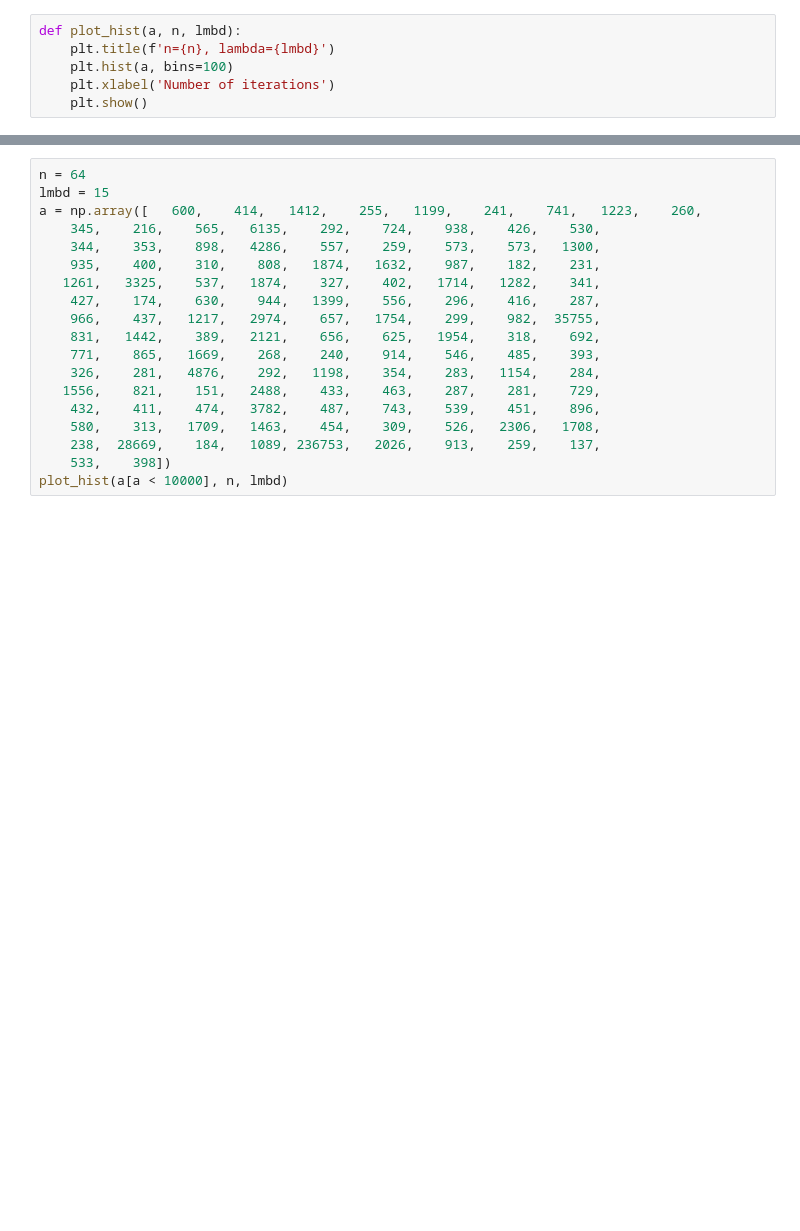
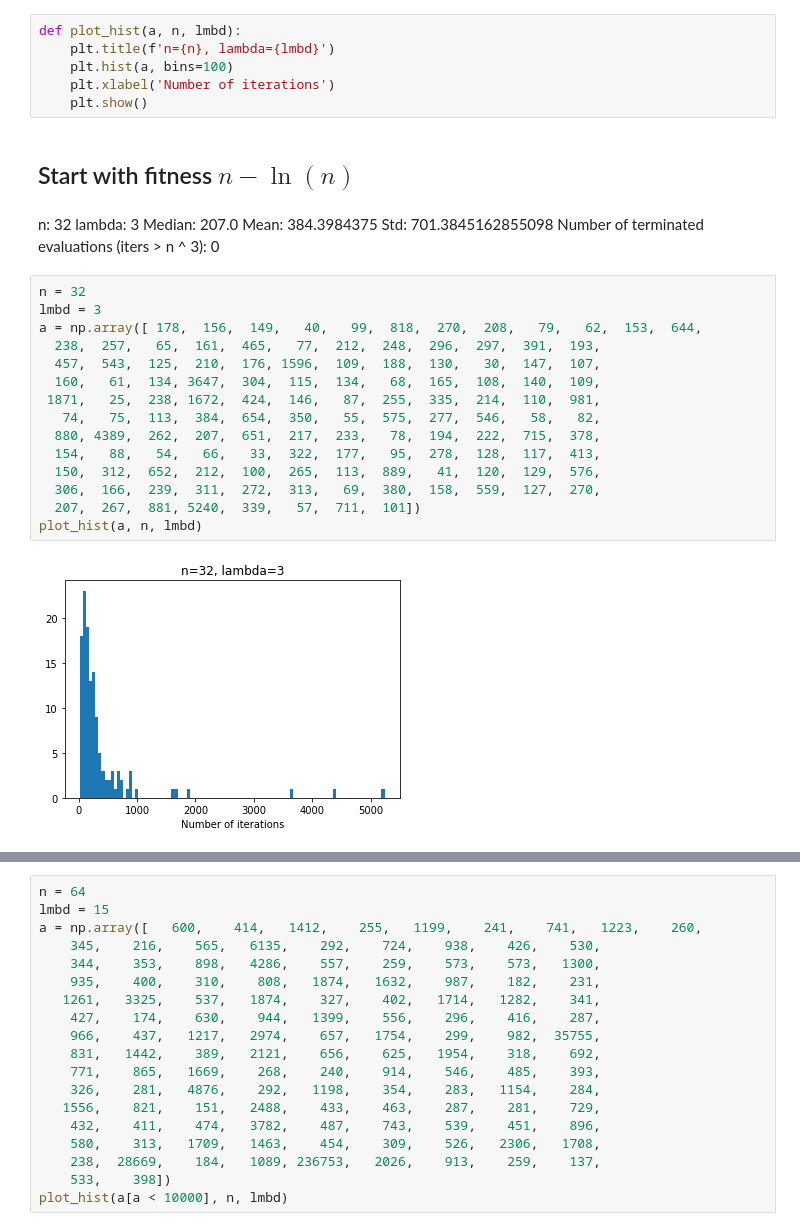
Before and after one commit to sashapff/ollga-noise, a Jupyter notebook: notebook.ipynb, the cells around one changed output, grey strips where cells are left out. Drawn from its saved outputs; the diff is of its cells as text; blank space fills up the shorter version.

```diff
--- a/notebook.ipynb
+++ b/notebook.ipynb
@@ -7,3 +7,29 @@ def plot_hist(a, n, lmbd):
     plt.hist(a, bins=100)
     plt.xlabel('Number of iterations')
     plt.show()
+# %% [markdown]
+## Start with fitness $n - \ln(n)$
+# %% [markdown]
+n: 32
+lambda: 3
+Median: 207.0
+Mean: 384.3984375
+Std: 701.3845162855098
+Number of terminated evaluations (iters > n ^ 3): 0
+# %%
+n = 32
+lmbd = 3
+a = np.array([ 178,  156,  149,   40,   99,  818,  270,  208,   79,   62,  153,  644,
+  238,  257,   65,  161,  465,   77,  212,  248,  296,  297,  391,  193,
+  457,  543,  125,  210,  176, 1596,  109,  188,  130,   30,  147,  107,
+  160,   61,  134, 3647,  304,  115,  134,   68,  165,  108,  140,  109,
+ 1871,   25,  238, 1672,  424,  146,   87,  255,  335,  214,  110,  981,
+   74,   75,  113,  384,  654,  350,   55,  575,  277,  546,   58,   82,
+  880, 4389,  262,  207,  651,  217,  233,   78,  194,  222,  715,  378,
+  154,   88,   54,   66,   33,  322,  177,   95,  278,  128,  117,  413,
+  150,  312,  652,  212,  100,  265,  113,  889,   41,  120,  129,  576,
+  306,  166,  239,  311,  272,  313,   69,  380,  158,  559,  127,  270,
+  207,  267,  881, 5240,  339,   57,  711,  101])
+plot_hist(a, n, lmbd)
+# %% [output]
+[figure, added]
```
Also changed, not shown: parts of 3 cells of this notebook, 2 other files.
